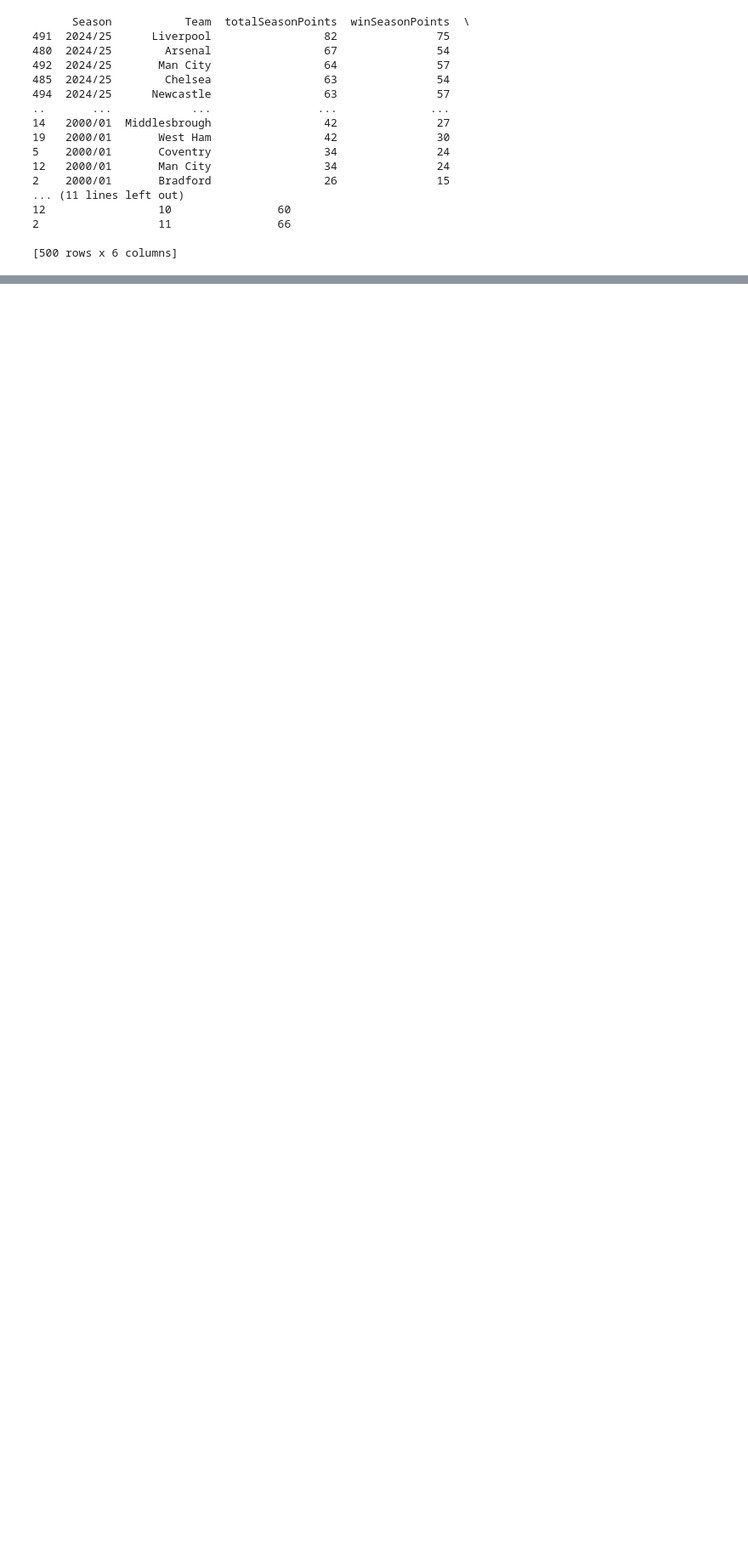
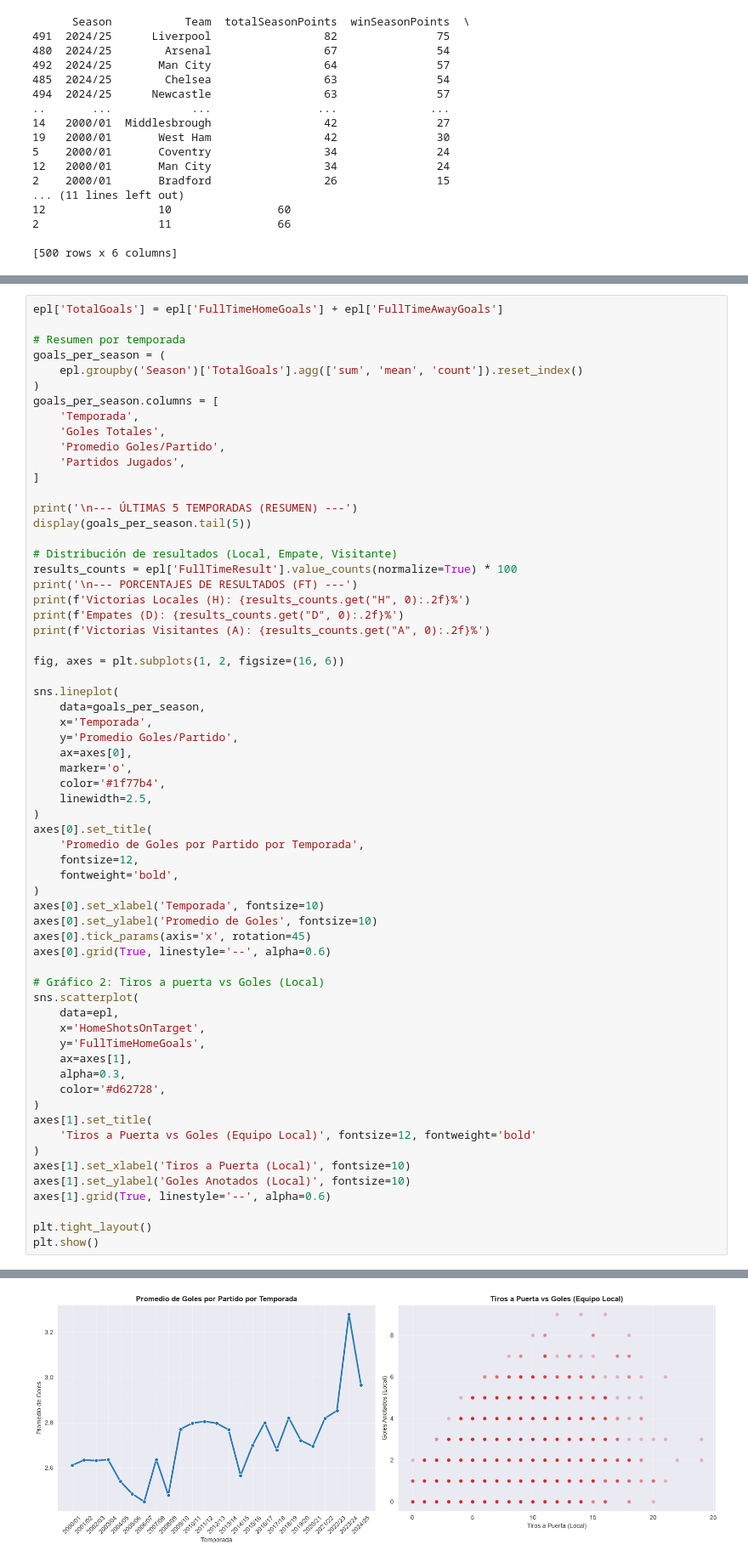
Before and after one commit to bratkidsk8/eplML, a Jupyter notebook: Analisis/analisis_general.ipynb, the cells around one changed output, grey strips where cells are left out. Shown at 85% size. Saved outputs shown, nothing was run; the diff lists cells and outputs as text; blank space fills up the shorter version.

Commit message:
analisis tiros

```diff
--- a/Analisis/analisis_general.ipynb
+++ b/Analisis/analisis_general.ipynb
@@ -488,0 +520,64 @@ Se ve que en la ultima temporada se queda en 35 partidos porque no se actualizar
+# %%
+epl['TotalGoals'] = epl['FullTimeHomeGoals'] + epl['FullTimeAwayGoals']
+
+# Resumen por temporada
+goals_per_season = (
+    epl.groupby('Season')['TotalGoals'].agg(['sum', 'mean', 'count']).reset_index()
+)
+goals_per_season.columns = [
+    'Temporada',
+    'Goles Totales',
+    'Promedio Goles/Partido',
+    'Partidos Jugados',
+]
+
+print('\n--- ÚLTIMAS 5 TEMPORADAS (RESUMEN) ---')
+display(goals_per_season.tail(5))
+
+# Distribución de resultados (Local, Empate, Visitante)
+results_counts = epl['FullTimeResult'].value_counts(normalize=True) * 100
+print('\n--- PORCENTAJES DE RESULTADOS (FT) ---')
+print(f'Victorias Locales (H): {results_counts.get("H", 0):.2f}%')
+print(f'Empates (D): {results_counts.get("D", 0):.2f}%')
+print(f'Victorias Visitantes (A): {results_counts.get("A", 0):.2f}%')
+
+fig, axes = plt.subplots(1, 2, figsize=(16, 6))
+
+sns.lineplot(
+    data=goals_per_season,
+    x='Temporada',
+    y='Promedio Goles/Partido',
+    ax=axes[0],
+    marker='o',
+    color='#1f77b4',
+    linewidth=2.5,
+)
+axes[0].set_title(
+    'Promedio de Goles por Partido por Temporada',
+    fontsize=12,
+    fontweight='bold',
+)
+axes[0].set_xlabel('Temporada', fontsize=10)
+axes[0].set_ylabel('Promedio de Goles', fontsize=10)
+axes[0].tick_params(axis='x', rotation=45)
+axes[0].grid(True, linestyle='--', alpha=0.6)
+
+# Gráfico 2: Tiros a puerta vs Goles (Local)
+sns.scatterplot(
+    data=epl,
+    x='HomeShotsOnTarget',
+    y='FullTimeHomeGoals',
+    ax=axes[1],
+    alpha=0.3,
+    color='#d62728',
+)
+axes[1].set_title(
+    'Tiros a Puerta vs Goles (Equipo Local)', fontsize=12, fontweight='bold'
+)
+axes[1].set_xlabel('Tiros a Puerta (Local)', fontsize=10)
+axes[1].set_ylabel('Goles Anotados (Local)', fontsize=10)
+axes[1].grid(True, linestyle='--', alpha=0.6)
+
+plt.tight_layout()
+plt.show()
+# %% [output]
@@ -488,0 +595 @@ Se ve que en la ultima temporada se queda en 35 partidos porque no se actualizar
+[figure, added]
```
Also changed, not shown: parts of 10 cells of this notebook, 8 other files.
